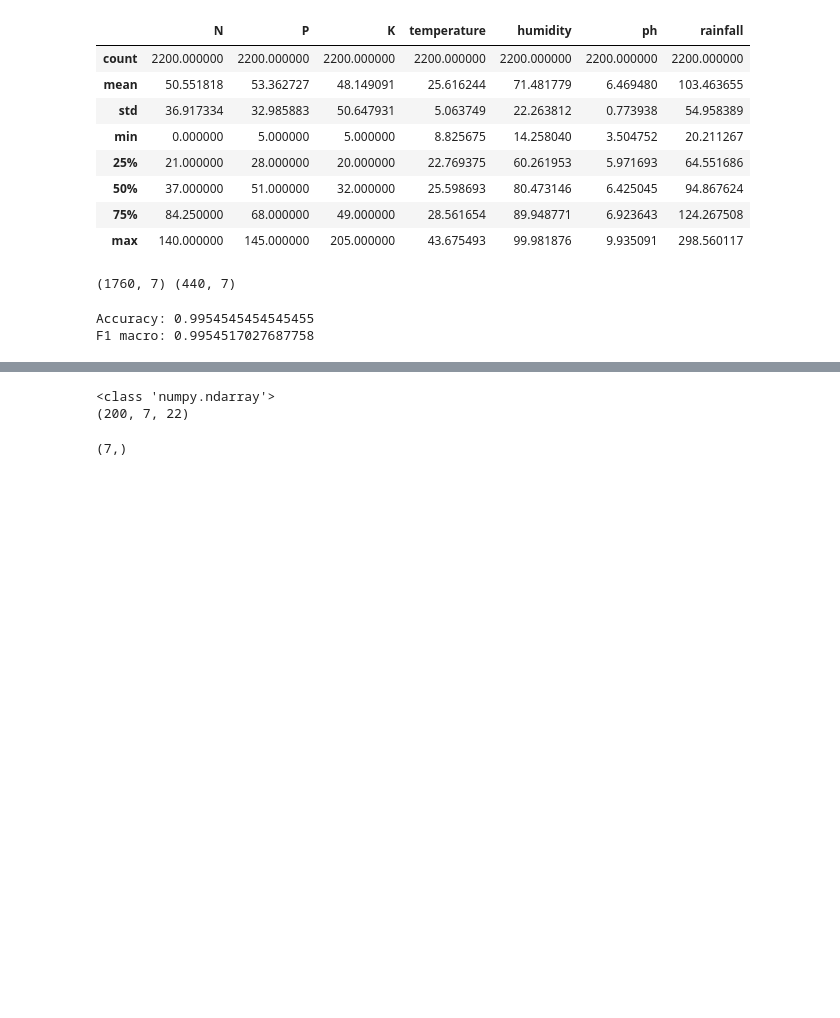
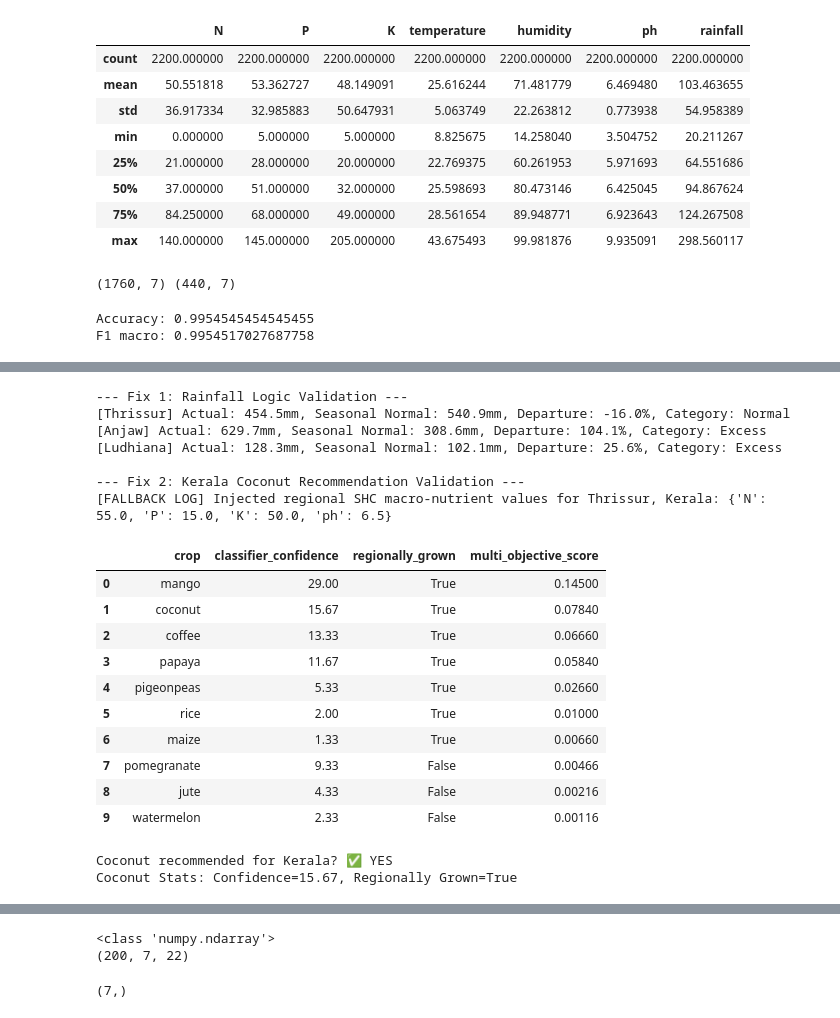
Before and after one commit to ravithreni02/AI-ML-INTERNSHIP, a Jupyter notebook: agrigenie.ipynb, the cells around one changed output, grey strips where cells are left out. Cells and saved outputs as stored; diff of their text form; code cells hidden in the pictures; blank space fills up the shorter version.

```diff
--- a/agrigenie.ipynb
+++ b/agrigenie.ipynb
@@ -177,0 +1621,44 @@ F1 macro: 0.9954517027687758
+# %%
+import pandas as pd
+
+# --- End-to-End Validation of Bug Fixes ---
+print("--- Fix 1: Rainfall Logic Validation ---")
+audit_districts = ['Thrissur', 'Anjaw', 'Ludhiana']
+for d in audit_districts:
+    risk_data = climate_risk_assessment(d)
+    print(f"[{d}] Actual: {risk_data['rainfall_37d_actual']}mm, Seasonal Normal: {risk_data['rainfall_37d_normal']}mm, Departure: {risk_data['pct_departure']}%, Category: {risk_data['category']}")
+
+print("\n--- Fix 2: Kerala Coconut Recommendation Validation ---")
+# Use low confidence to ensure we see the mapping match
+rec_df = multi_objective_recommend(state='Kerala', district='Thrissur', top_n=10, min_confidence=1.0)
+
+if isinstance(rec_df, pd.DataFrame) and not rec_df.empty:
+    display(rec_df[['crop', 'classifier_confidence', 'regionally_grown', 'multi_objective_score']])
+    is_coconut_present = 'coconut' in rec_df['crop'].values
+    print(f"\nCoconut recommended for Kerala? {'✅ YES' if is_coconut_present else '❌ NO'}")
+    if is_coconut_present:
+        coco_row = rec_df[rec_df['crop'] == 'coconut'].iloc[0]
+        print(f"Coconut Stats: Confidence={coco_row['classifier_confidence']}, Regionally Grown={coco_row['regionally_grown']}")
+else:
+    print("No recommendations returned. Please check the pipeline logic.")
+# %% [output]
+--- Fix 1: Rainfall Logic Validation ---
+[Thrissur] Actual: 454.5mm, Seasonal Normal: 540.9mm, Departure: -16.0%, Category: Normal
+[Anjaw] Actual: 629.7mm, Seasonal Normal: 308.6mm, Departure: 104.1%, Category: Excess
+[Ludhiana] Actual: 128.3mm, Seasonal Normal: 102.1mm, Departure: 25.6%, Category: Excess
+
+--- Fix 2: Kerala Coconut Recommendation Validation ---
+[FALLBACK LOG] Injected regional SHC macro-nutrient values for Thrissur, Kerala: {'N': 55.0, 'P': 15.0, 'K': 50.0, 'ph': 6.5}
+|  | crop | classifier_confidence | regionally_grown | multi_objective_score |
+| 0 | mango | 29.00 | True | 0.14500 |
+| 1 | coconut | 15.67 | True | 0.07840 |
+| 2 | coffee | 13.33 | True | 0.06660 |
+| 3 | papaya | 11.67 | True | 0.05840 |
+| 4 | pigeonpeas | 5.33 | True | 0.02660 |
+| 5 | rice | 2.00 | True | 0.01000 |
+| 6 | maize | 1.33 | True | 0.00660 |
+| 7 | pomegranate | 9.33 | False | 0.00466 |
+| 8 | jute | 4.33 | False | 0.00216 |
+| 9 | watermelon | 2.33 | False | 0.00116 |
+Coconut recommended for Kerala? ✅ YES
+Coconut Stats: Confidence=15.67, Regionally Grown=True
```
Also changed, not shown: parts of 89 cells of this notebook.
